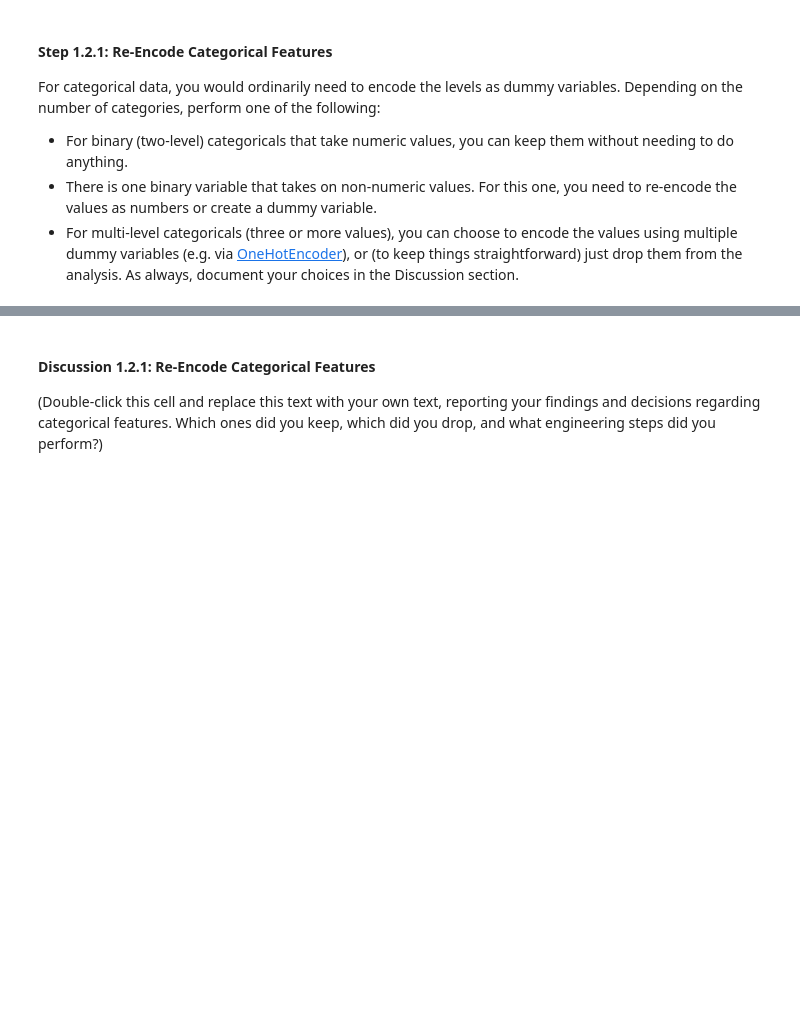
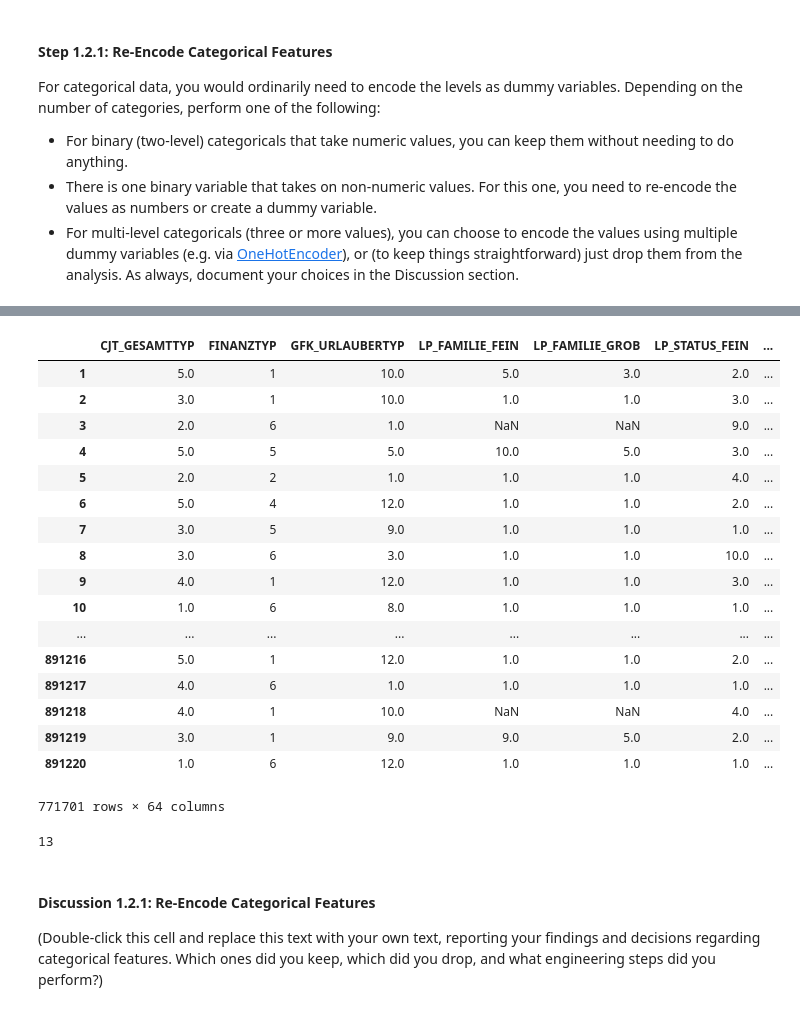
Before and after one commit to xueweiyema/IdentifyCustomer, a Jupyter notebook: Identify_Customer_Segments.ipynb, the cells around one changed output, grey strips where cells are left out. Drawn from its saved outputs; the diff is of its cells as text; code cells hidden in the pictures; blank space fills up the shorter version.

```diff
--- a/Identify_Customer_Segments.ipynb
+++ b/Identify_Customer_Segments.ipynb
@@ -387,7 +387,14 @@ For categorical data, you would ordinarily need to encode the levels as dummy va
 # %%
 # Assess categorical variables: which are binary, which are multi-level, and
 # which one needs to be re-encoded?
+binary_list=[]
+multi_list=[]
 categorical_list=my_feat_info[my_feat_info['type']=='categorical']['attribute']
 for i in categorical_list:
-    print(i,'\n',nomiss_azdias[i].value_counts())
+    n=nomiss_azdias[i].value_counts()
+    if len(n)==2:
+        binary_list.append(i)
+    if len(n)>2:
+        multi_list.append(i)
+print('binary categorical: ',binary_list,'\n','multi-level categoricals: ',multi_list)
 # %% [output]
@@ -412,0 +424,10 @@ Name: CAMEO_DEU_2015, dtype: int64
+# %%
+# ANREDE_KZ
+nomiss_azdias.loc[nomiss_azdias['ANREDE_KZ'] ==1,'ANREDE_KZ']=0
+nomiss_azdias.loc[nomiss_azdias['ANREDE_KZ'] ==2,'ANREDE_KZ']=1
+# # VERS_TYP
+nomiss_azdias.loc[nomiss_azdias['VERS_TYP'] ==1.0,'VERS_TYP']=0
+nomiss_azdias.loc[nomiss_azdias['VERS_TYP'] ==2.0,'VERS_TYP']=1
+# # OST_WEST_KZ
+nomiss_azdias.loc[nomiss_azdias['OST_WEST_KZ'] =='W','OST_WEST_KZ']=1
+nomiss_azdias.loc[nomiss_azdias['OST_WEST_KZ'] =='O','OST_WEST_KZ']=0
@@ -413,3 +481,29 @@ Name: CAMEO_DEU_2015, dtype: int64
+# %%
+azdias_multi_dummies=nomiss_azdias[multi_list]
+azdias_multi_dummies=pd.get_dummies(azdias_multi_dummies)
+# %% [output]
+|  | CJT_GESAMTTYP | FINANZTYP | GFK_URLAUBERTYP | LP_FAMILIE_FEIN | LP_FAMILIE_GROB | LP_STATUS_FEIN | ... |
+| 1 | 5.0 | 1 | 10.0 | 5.0 | 3.0 | 2.0 | ... |
+| 2 | 3.0 | 1 | 10.0 | 1.0 | 1.0 | 3.0 | ... |
+| 3 | 2.0 | 6 | 1.0 | NaN | NaN | 9.0 | ... |
+| 4 | 5.0 | 5 | 5.0 | 10.0 | 5.0 | 3.0 | ... |
+| 5 | 2.0 | 2 | 1.0 | 1.0 | 1.0 | 4.0 | ... |
+| 6 | 5.0 | 4 | 12.0 | 1.0 | 1.0 | 2.0 | ... |
+| 7 | 3.0 | 5 | 9.0 | 1.0 | 1.0 | 1.0 | ... |
+| 8 | 3.0 | 6 | 3.0 | 1.0 | 1.0 | 10.0 | ... |
+| 9 | 4.0 | 1 | 12.0 | 1.0 | 1.0 | 3.0 | ... |
+| 10 | 1.0 | 6 | 8.0 | 1.0 | 1.0 | 1.0 | ... |
+| ... | ... | ... | ... | ... | ... | ... | ... |
+| 891216 | 5.0 | 1 | 12.0 | 1.0 | 1.0 | 2.0 | ... |
+| 891217 | 4.0 | 6 | 1.0 | 1.0 | 1.0 | 1.0 | ... |
+| 891218 | 4.0 | 1 | 10.0 | NaN | NaN | 4.0 | ... |
+| 891219 | 3.0 | 1 | 9.0 | 9.0 | 5.0 | 2.0 | ... |
+| 891220 | 1.0 | 6 | 12.0 | 1.0 | 1.0 | 1.0 | ... |
+771701 rows × 64 columns
+# %%
+print(len(multi_list))
+# %% [output]
+13
 # %% [markdown]
 #### Discussion 1.2.1: Re-Encode Categorical Features
 
```
Also changed, not shown: parts of 7 cells of this notebook.
